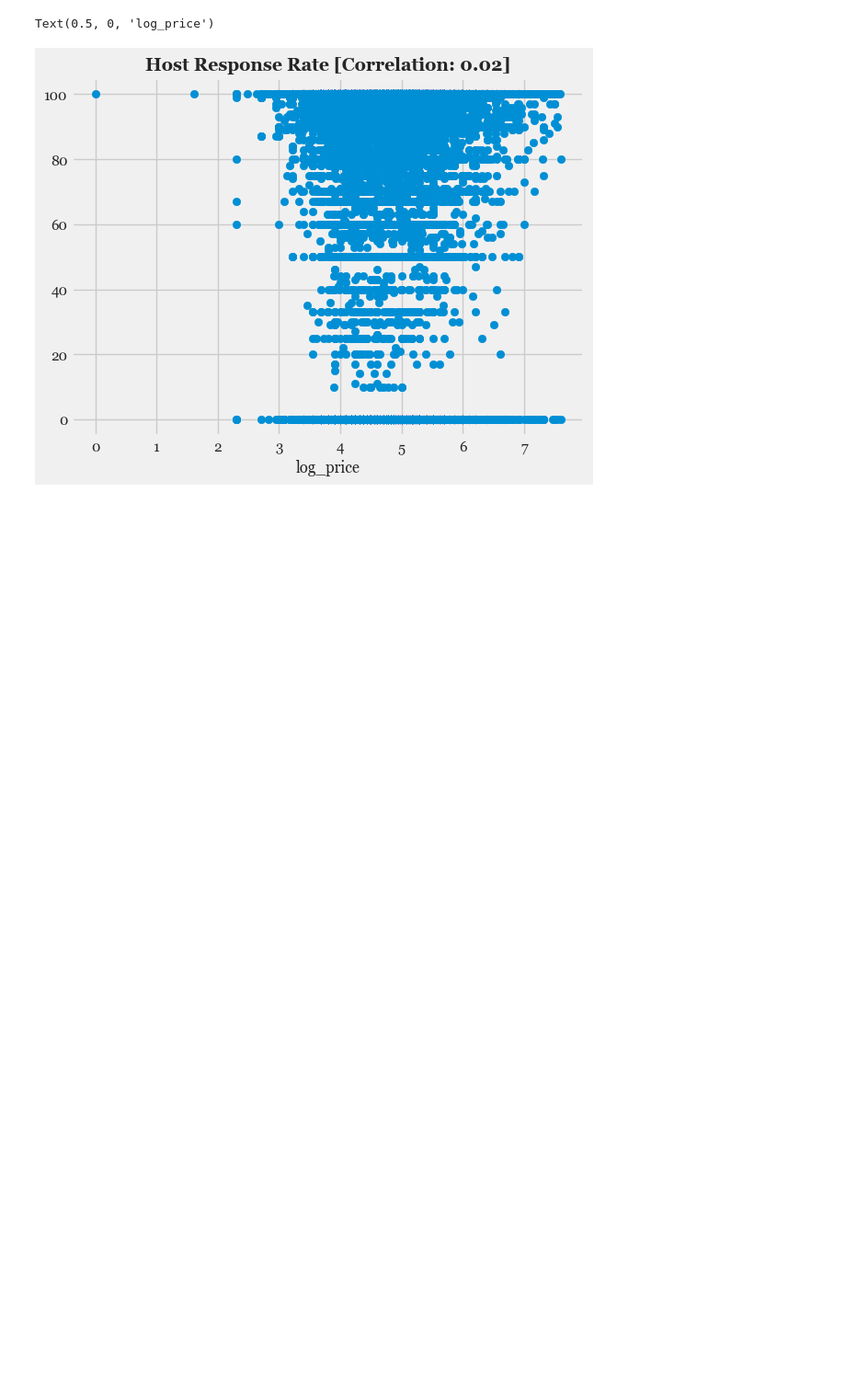
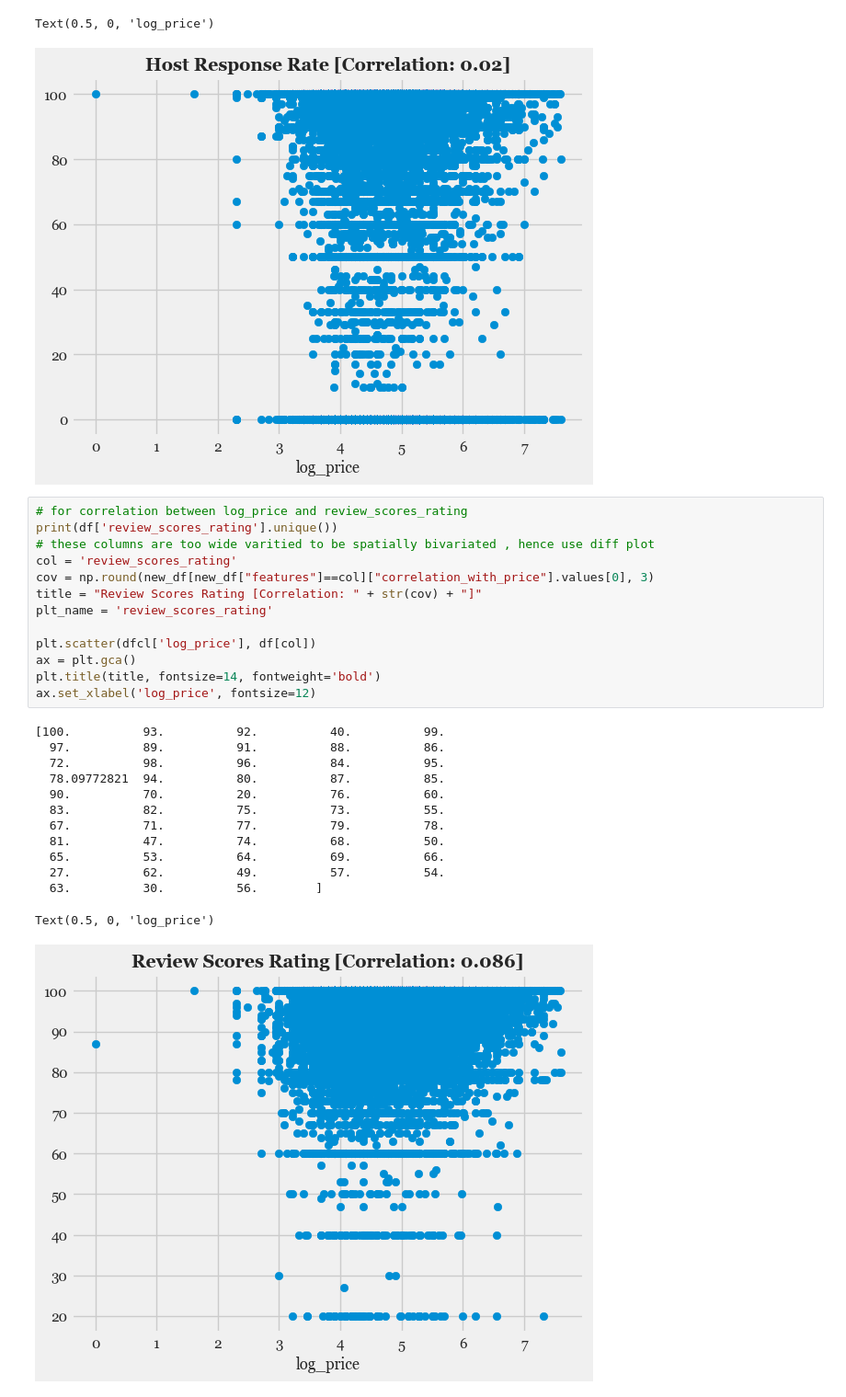
Before and after one commit to QManiac162/case-studies, a Jupyter notebook: CERINA/cerina.ipynb, the cells around one changed output. Shown at 92% size. Saved outputs shown, nothing was run; the diff lists cells and outputs as text; blank space fills up the shorter version.

```diff
--- a/CERINA/cerina.ipynb
+++ b/CERINA/cerina.ipynb
@@ -750,3 +1060,30 @@ ax.set_xlabel('log_price', fontsize=12)
   35  31  21  47  66]
 Text(0.5, 0, 'log_price')
 [figure]
+# %%
+# for correlation between log_price and review_scores_rating
+print(df['review_scores_rating'].unique())
+# these columns are too wide varitied to be spatially bivariated , hence use diff plot
+col = 'review_scores_rating'
+cov = np.round(new_df[new_df["features"]==col]["correlation_with_price"].values[0], 3)
+title = "Review Scores Rating [Correlation: " + str(cov) + "]"
+plt_name = 'review_scores_rating'
+
+plt.scatter(dfcl['log_price'], df[col])
+ax = plt.gca()
+plt.title(title, fontsize=14, fontweight='bold')
+ax.set_xlabel('log_price', fontsize=12)
+# %% [output]
+[100.          93.          92.          40.          99.
+  97.          89.          91.          88.          86.
+  72.          98.          96.          84.          95.
+  78.09772821  94.          80.          87.          85.
+  90.          70.          20.          76.          60.
+  83.          82.          75.          73.          55.
+  67.          71.          77.          79.          78.
+  81.          47.          74.          68.          50.
+  65.          53.          64.          69.          66.
+  27.          62.          49.          57.          54.
+  63.          30.          56.        ]
+Text(0.5, 0, 'log_price')
+[figure, added]
```
Also changed, not shown: parts of 43 cells of this notebook, 1 other file.
